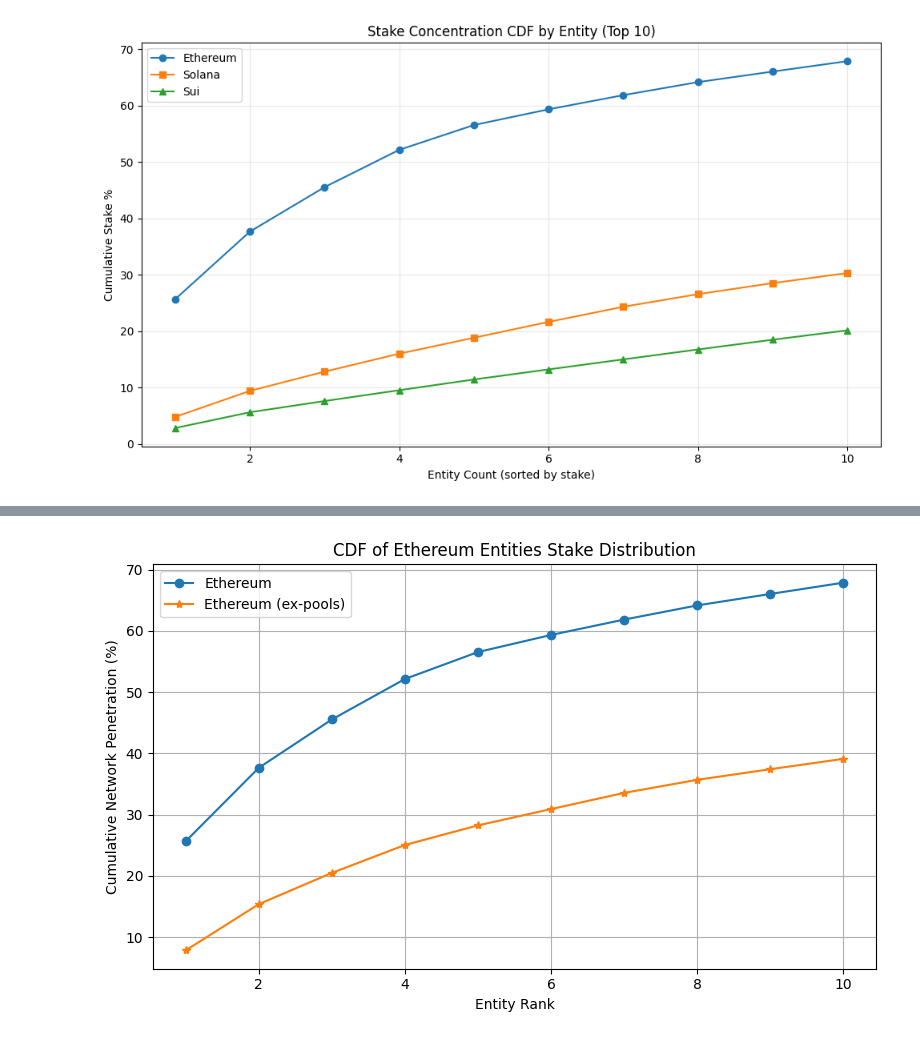
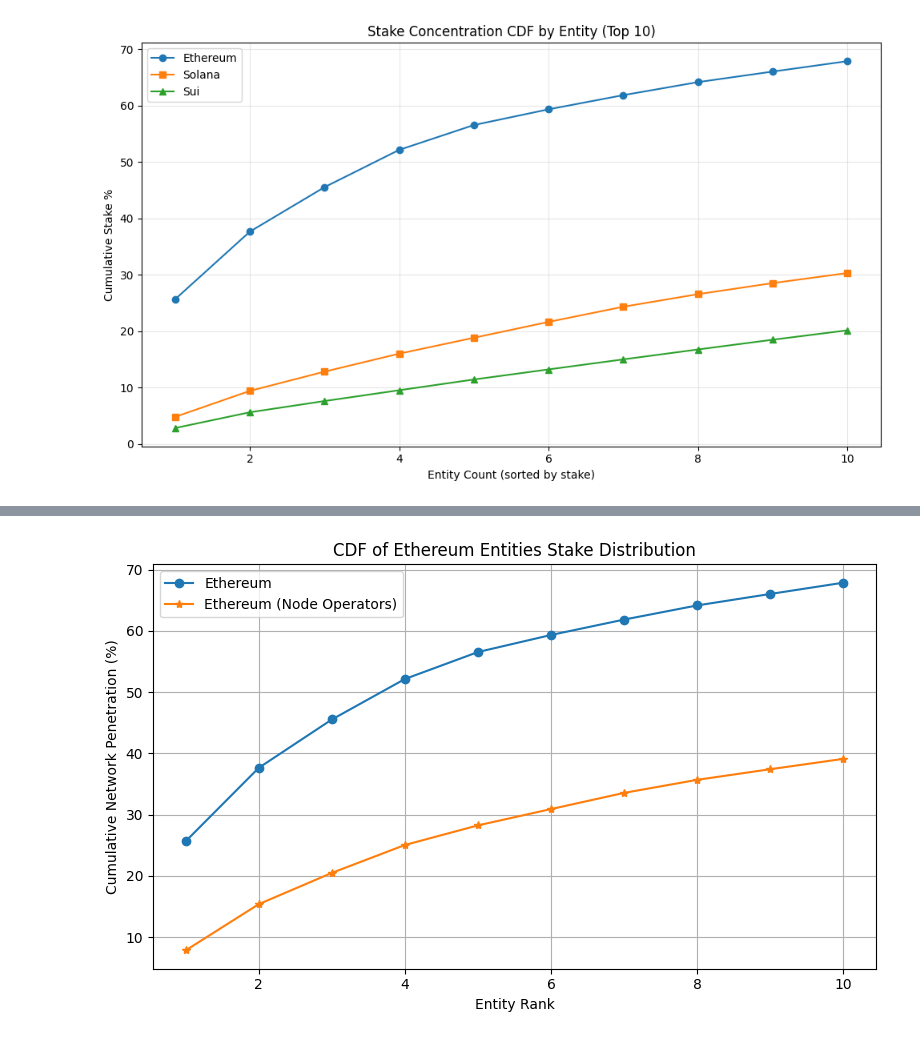
Before and after one commit to Firstset/decentralization-analysis, a Jupyter notebook: notebooks/01_data_exploration.ipynb, the cells around one changed output, grey strips where cells are left out. Saved outputs shown, nothing was run; the diff lists cells and outputs as text; code cells hidden in the pictures.

Commit message:
update NO labels

```diff
--- a/notebooks/01_data_exploration.ipynb
+++ b/notebooks/01_data_exploration.ipynb
@@ -854,35 +854,35 @@ plt.figure(figsize=(8, 5))
 
 # Ethereum CDF by Entity Name (from eth_entities_df)
 if 'eth_entities_df' in locals() and not eth_entities_df.empty and 'name' in eth_entities_df.columns and 'eth_deposited' in eth_entities_df.columns:
     entity_stake = eth_entities_df.groupby('name')['eth_deposited'].sum()
     entity_stake_sorted = entity_stake.sort_values(ascending=False)
     stake_cumsum = entity_stake_sorted.cumsum()
     stake_cdf = stake_cumsum / stake_cumsum.iloc[-1] * 100
     entity_indices = np.arange(1, len(stake_cdf) + 1)
     plt.plot(entity_indices[:top_n], stake_cdf.iloc[:top_n], marker='o', label='Ethereum')
 
 # Load the curated CSV
 curated_path = '../data/top_entities_ethereum_curated.csv'
 curated_df = pd.read_csv(curated_path)
 
 # Sort by descending penetration
 curated_df = curated_df.sort_values('Network Penetration (%)', ascending=False).reset_index(drop=True)
 
 # Compute cumulative sum and CDF
 curated_df['Cumulative %'] = curated_df['Network Penetration (%)'].cumsum()
 curated_df['Entity Rank'] = curated_df.index + 1
 
 # Plot
-plt.plot(curated_df['Entity Rank'][:10], curated_df['Cumulative %'][:10], marker='*', label='Ethereum (ex-pools)')
+plt.plot(curated_df['Entity Rank'][:10], curated_df['Cumulative %'][:10], marker='*', label='Ethereum (Node Operators)')
 plt.xlabel('Entity Rank')
 plt.ylabel('Cumulative Network Penetration (%)')
 plt.title('CDF of Ethereum Entities Stake Distribution')
 plt.grid(True)
 plt.legend()
 plt.tight_layout()
 plt.show()
 # %% [output]
-[figure, old version]
+[figure, new version]
 # %%
 # --- Stake Concentration CDF by Entity (Top 10, Curated for Ethereum) ---
 import matplotlib.pyplot as plt
```
Also changed, not shown: parts of 2 cells of this notebook, 1 other file.
